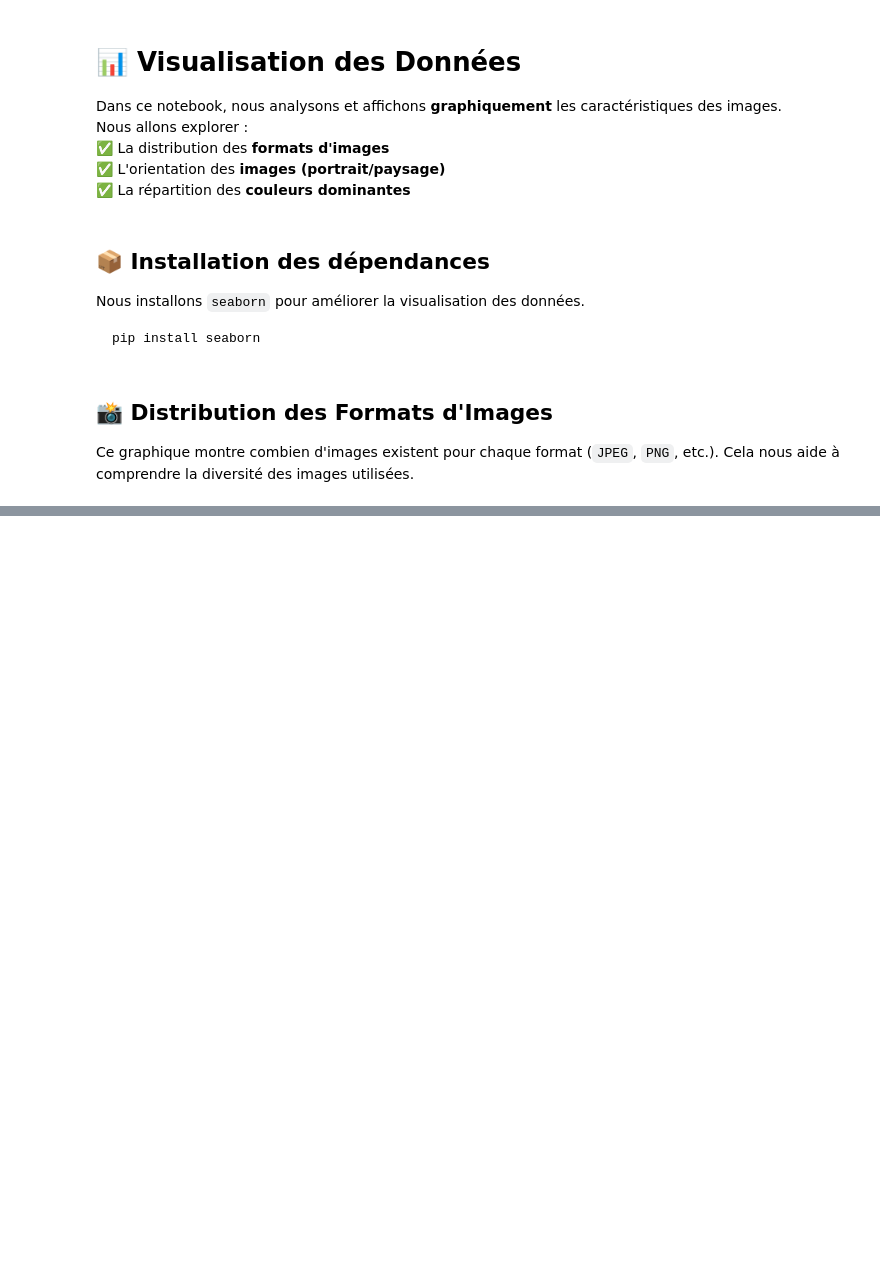
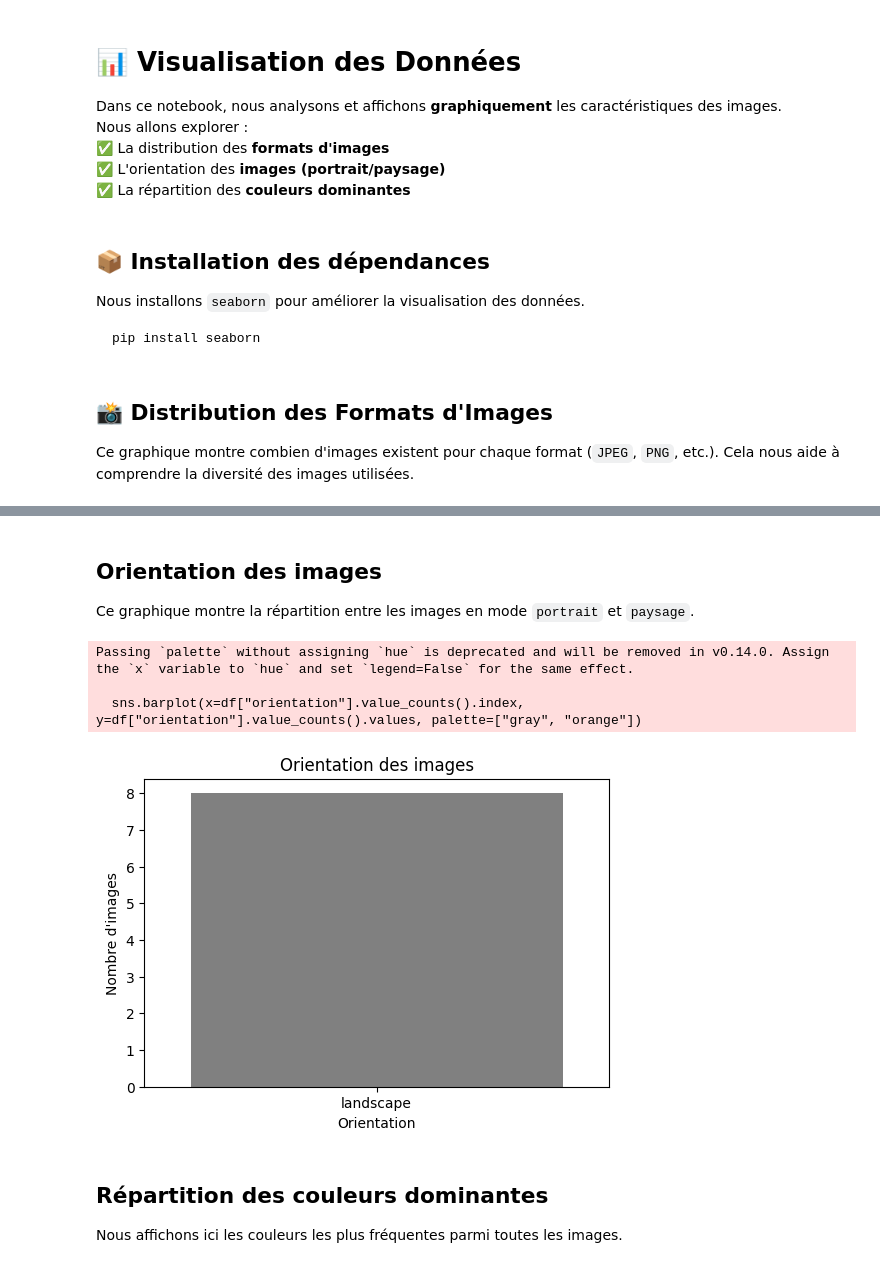
Before and after one commit to MaximeZoppini/TraitementDonneeMassiveProjet, a Jupyter notebook: visualization/visualization.ipynb, the cells around one changed output, grey strips where cells are left out. Drawn from its saved outputs; the diff is of its cells as text; code cells hidden in the pictures; blank space fills up the shorter version.

```diff
--- a/visualization/visualization.ipynb
+++ b/visualization/visualization.ipynb
@@ -68,0 +84,20 @@ plt.show()
+# %% [markdown]
+## Orientation des images
+
+Ce graphique montre la répartition entre les images en mode `portrait` et `paysage`.
+# %%
+plt.figure(figsize=(6, 4))
+sns.barplot(x=df["orientation"].value_counts().index, y=df["orientation"].value_counts().values, palette=["gray", "orange"])
+plt.title("Orientation des images")
+plt.xlabel("Orientation")
+plt.ylabel("Nombre d'images")
+plt.show()
+# %% [output]
+Passing `palette` without assigning `hue` is deprecated and will be removed in v0.14.0. Assign the `x` variable to `hue` and set `legend=False` for the same effect.
+
+  sns.barplot(x=df["orientation"].value_counts().index, y=df["orientation"].value_counts().values, palette=["gray", "orange"])
+[figure, added]
+# %% [markdown]
+## Répartition des couleurs dominantes
+
+Nous affichons ici les couleurs les plus fréquentes parmi toutes les images.
```
Also changed, not shown: parts of 5 cells of this notebook, 7 other files.
